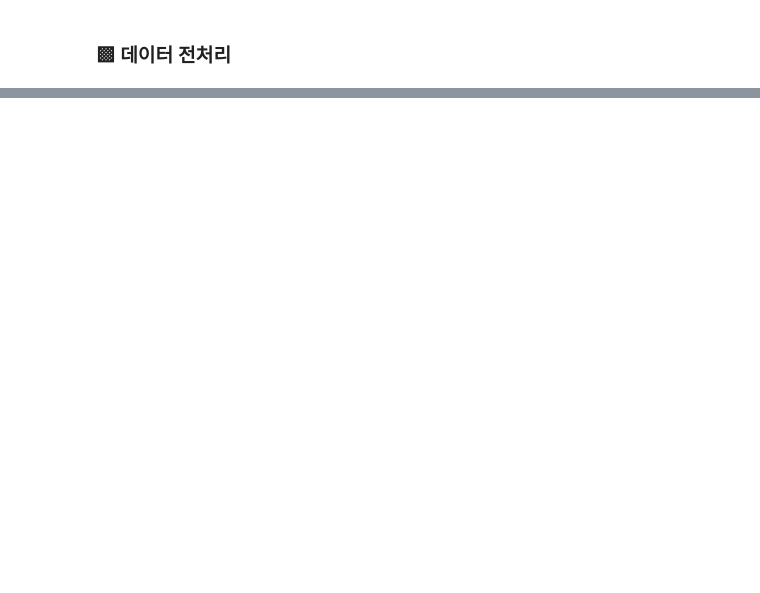
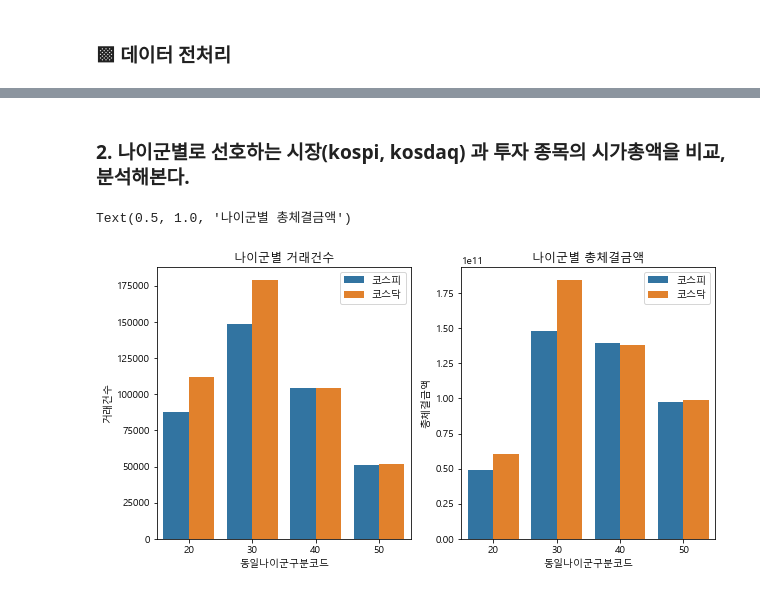
Before and after one commit to DataWilll/UiSeok, a Jupyter notebook: 동학개미운동의 주역은 MZ세대일까.ipynb, the cells around one changed output, grey strips where cells are left out. Drawn from its saved outputs; the diff is of its cells as text; code cells hidden in the pictures; blank space fills up the shorter version.

```diff
--- a/동학개미운동의 주역은 MZ세대일까.ipynb
+++ b/동학개미운동의 주역은 MZ세대일까.ipynb
@@ -209,0 +425,4 @@ Name: 총체결금액, dtype: float64
+# %%
+kosdaq2 = kosdaq[['종목코드', '업종명', '시가총액']]
+print(kosdaq2.shape)
+kosdaq2.head()
@@ -209,0 +437,4 @@ Name: 총체결금액, dtype: float64
+# %%
+kos = pd.concat([kospi2, kosdaq2], axis=0)
+print(kos.shape)
+kos.head()
@@ -209,0 +449,4 @@ Name: 총체결금액, dtype: float64
+# %%
+# kos 와 merge 하기 위해 han 의 종목코드 컬럼을 kos 와 동일하게 수정한다.
+han['종목코드'] = han['상품번호'].str[-6:]
+han.head()
@@ -209,0 +460,4 @@ Name: 총체결금액, dtype: float64
+# %%
+han_merge = pd.merge(han, kos, how='inner', on='종목코드')
+print(han_merge.shape)
+han_merge.head()
@@ -209,0 +595,34 @@ Name: 총체결금액, dtype: float64
+# %% [markdown]
+### 2. 나이군별로 선호하는 시장(kospi, kosdaq) 과 투자 종목의 시가총액을 비교, 분석해본다.
+# %%
+han_cos_cnt = han_merge.groupby('동일나이군구분코드')['거래소구분코드'].value_counts()
+han_cos_cnt = pd.DataFrame(han_cos_cnt)
+han_cos_cnt.columns = ['거래건수']
+han_cos_cnt = han_cos_cnt.reset_index()
+han_cos_cnt['거래소구분'] = han_cos_cnt['거래소구분코드'].map(lambda x:'코스피' if x==2 else '코스닥')
+
+han_cos_total = han_merge.groupby(['동일나이군구분코드', '거래소구분코드'])['총체결금액'].sum()
+han_cos_total = pd.DataFrame(han_cos_total)
+han_cos_total = han_cos_total.reset_index()
+han_cos_total['거래소구분'] = han_cos_total['거래소구분코드'].map(lambda x:'코스피' if x==2 else '코스닥')
+
+fig = plt.figure(figsize=(10,5))
+ax1 = fig.add_subplot(1,2,1)
+ax2 = fig.add_subplot(1,2,2)
+
+g = sns.barplot(x='동일나이군구분코드', y='거래건수', hue='거래소구분코드', data=han_cos_cnt, ax=ax1)
+sns.barplot(x='동일나이군구분코드', y='총체결금액', hue='거래소구분코드', data=han_cos_total, ax=ax2)
+
+ax1_legend=ax1.legend()
+ax1_legend.get_texts()[0].set_text('코스피')
+ax1_legend.get_texts()[1].set_text('코스닥')
+
+ax2_legend=ax2.legend()
+ax2_legend.get_texts()[0].set_text('코스피')
+ax2_legend.get_texts()[1].set_text('코스닥')
+
+ax1.set_title('나이군별 거래건수')
+ax2.set_title('나이군별 총체결금액')
+# %% [output]
+Text(0.5, 1.0, '나이군별 총체결금액')
+[figure, added]
```
Also changed, not shown: parts of 54 cells of this notebook.
